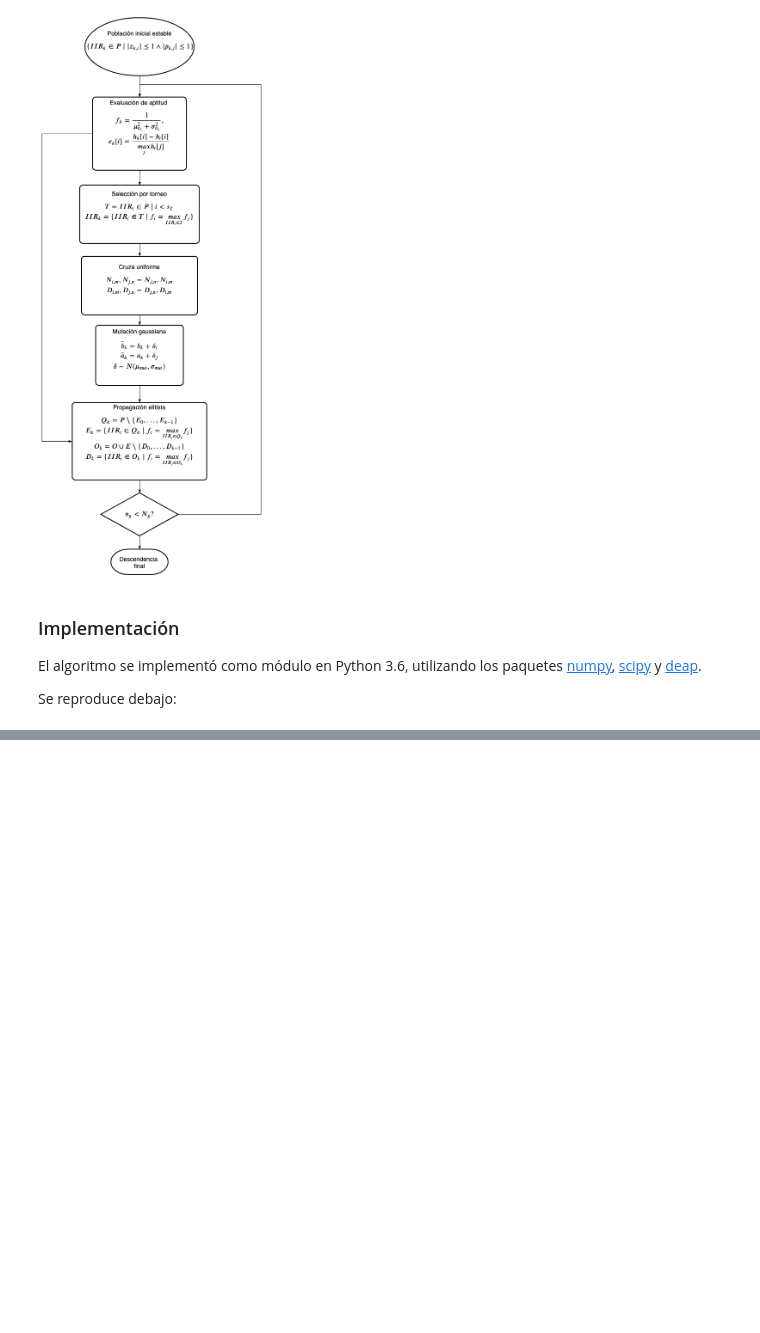
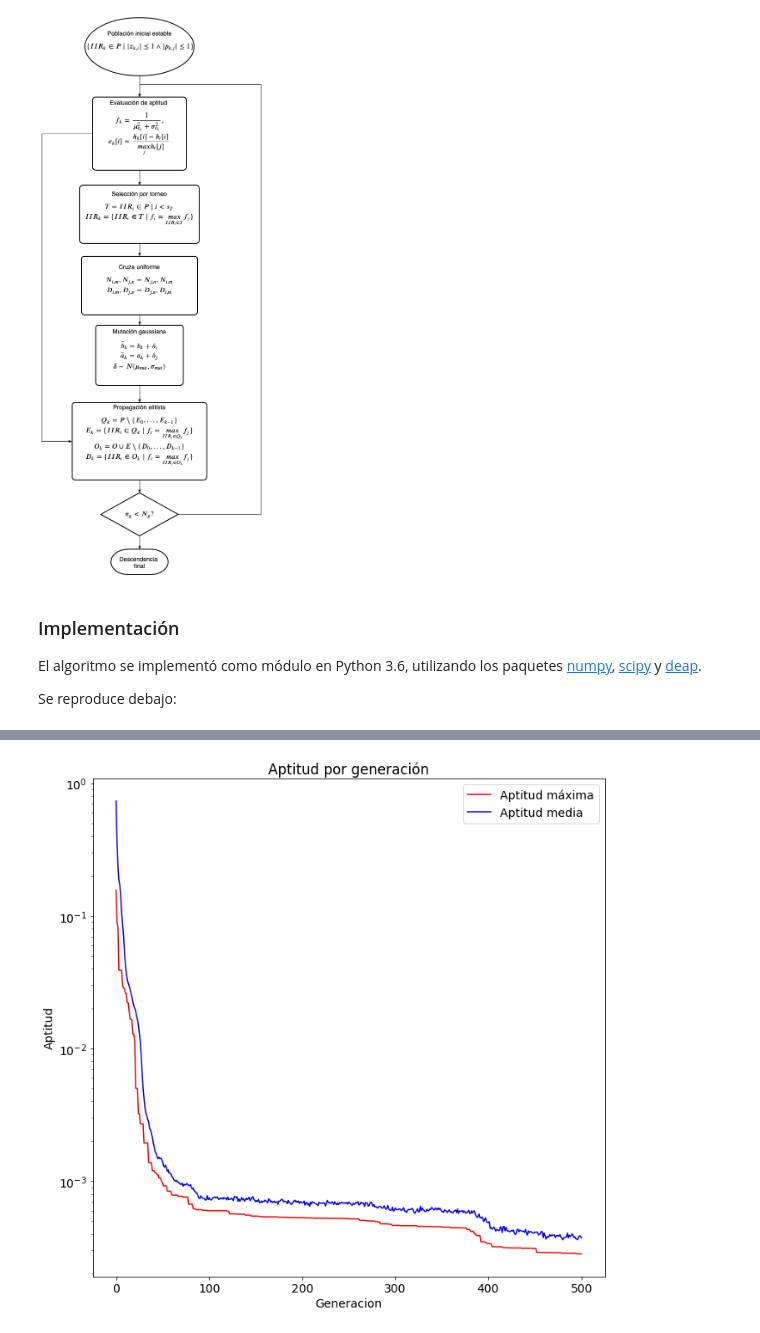
Before and after one commit to hidmic/fwliir, a Jupyter notebook: fwliir.ipynb, the cells around one changed output, grey strips where cells are left out. Drawn from its saved outputs; the diff is of its cells as text; code cells hidden in the pictures; blank space fills up the shorter version.

```diff
--- a/fwliir.ipynb
+++ b/fwliir.ipynb
@@ -620,0 +669,26 @@ El algoritmo utilizado es una de las variantes más simples entre los llamados a
+# %%
+nsamples = 64
+b_t, a_t = signal.iirdesign(
+    wp=0.3, ws=0.6, gpass=1, gstop=40,
+    ftype='butter', analog=False
+)
+z_t, p_t, k_t = signal.tf2zpk(b_t, a_t)
+f, h_t = signal.freqz(b_t, a_t, fs=fs)
+t, (im_t,) = signal.dimpulse((b_t, a_t, ts), n=nsamples)
+n_t = len(p_t)
+
+best_slns, pool, logbook = approx(im_t, ts)
+
+iir_min_err = best_slns[0]
+sos_min_err = fwliir.iir2sos(iir_min_err)
+_, h_min_err = signal.sosfreqz(sos_min_err, worN=f, fs=fs)
+_, im_min_err = fwliir.impulse(iir_min_err, ts, nsamples)
+z_min_err, p_min_err, k_min_err = signal.sos2zpk(sos_min_err)
+n_min_err = len(p_min_err)
+
+iir_min_n = sorted(best_slns, key=lambda iir: len(iir))[0]
+sos_min_n = fwliir.iir2sos(iir_min_n)
+_, h_min_n = signal.sosfreqz(sos_min_n, worN=f, fs=fs)
+_, im_min_n = fwliir.impulse(iir_min_n, ts, nsamples)
+z_min_n, p_min_n, k_min_n = signal.sos2zpk(sos_min_n)
+n_min_n = len(p_min_err)
@@ -620,0 +760,12 @@ El algoritmo utilizado es una de las variantes más simples entre los llamados a
+# %%
+fig = plt.figure()
+fig.tight_layout()
+ax = fig.add_subplot(111)
+ax.set_title('Aptitud por generación')
+ax.semilogy(1. / np.array(logbook.select('max_fitness')), 'red', label='Aptitud máxima')
+ax.semilogy(1. / np.array(logbook.select('mean_fitness')), 'blue', label='Aptitud media')
+ax.set_ylabel('Aptitud')
+ax.set_xlabel('Generacion')
+legend = ax.legend()
+# %% [output]
+[figure, added]
```
Also changed, not shown: parts of 29 cells of this notebook, 25 other files.
